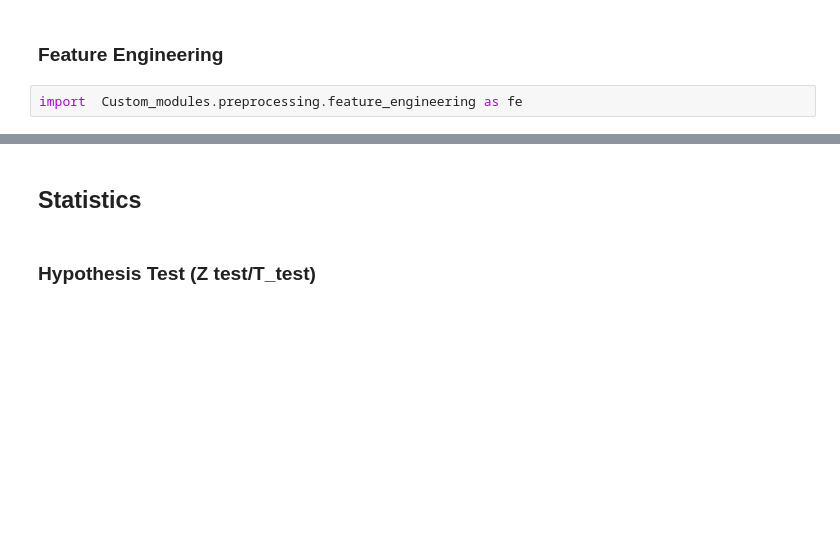
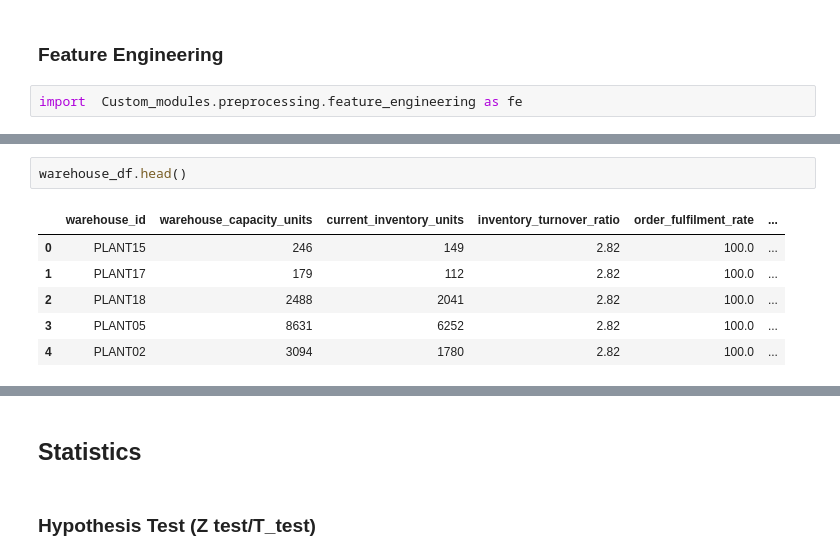
Before and after one commit to rahul1802/niit-capstone-project-datascience, a Jupyter notebook: ML_Course7_Proj.ipynb, the cells around one changed output, grey strips where cells are left out. Cells and saved outputs as stored; diff of their text form; blank space fills up the shorter version.

```diff
--- a/ML_Course7_Proj.ipynb
+++ b/ML_Course7_Proj.ipynb
@@ -61,3 +152,12 @@ shipment_df.head()
+# %%
+warehouse_df.head()
+# %% [output]
+|  | warehouse_id | warehouse_capacity_units | current_inventory_units | inventory_turnover_ratio | order_fulfilment_rate | ... |
+| 0 | PLANT15 | 246 | 149 | 2.82 | 100.0 | ... |
+| 1 | PLANT17 | 179 | 112 | 2.82 | 100.0 | ... |
+| 2 | PLANT18 | 2488 | 2041 | 2.82 | 100.0 | ... |
+| 3 | PLANT05 | 8631 | 6252 | 2.82 | 100.0 | ... |
+| 4 | PLANT02 | 3094 | 1780 | 2.82 | 100.0 | ... |
 # %%
 warehouse_df=fe.create_warehouse_features(warehouse_df)
 warehouse_df.head()
```
Also changed, not shown: parts of 45 cells of this notebook, 2 other files.
